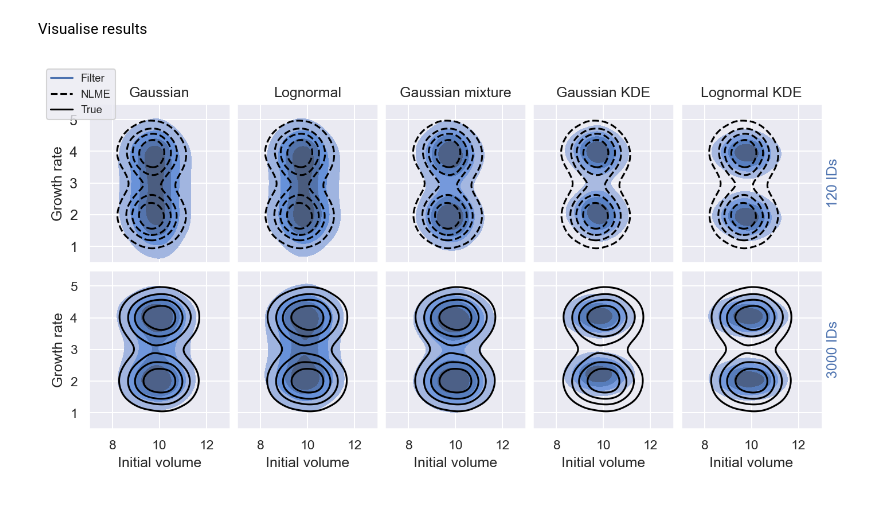
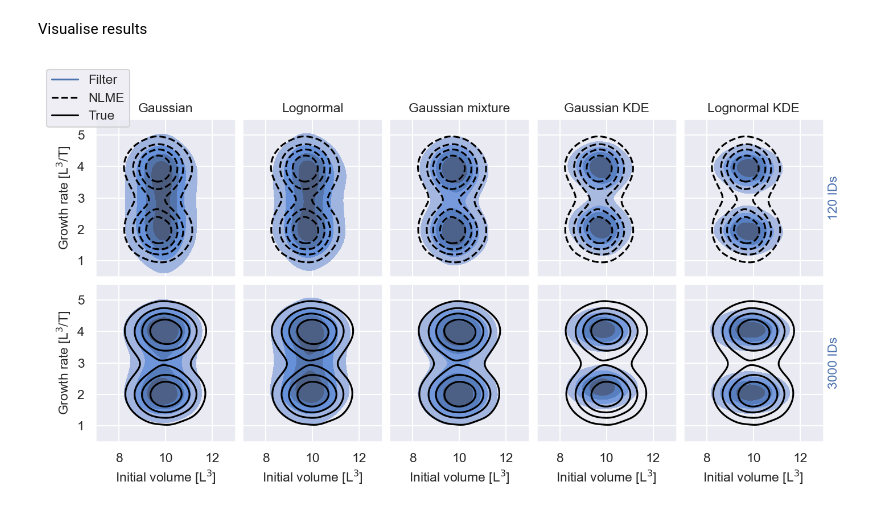
Before and after one commit to DavAug/filter-inference, a Jupyter notebook: results/1_cancer_growth/results.ipynb, the cells around one changed output. Cells and saved outputs as stored; diff of their text form; code cells hidden in the pictures.

```diff
--- a/results/1_cancer_growth/results.ipynb
+++ b/results/1_cancer_growth/results.ipynb
@@ -102,7 +102,7 @@ filter_results = xr.load_dataset(
 Visualise results
 # %%
 # Create layout
-fontsize = 12
+fontsize = 11
 my_dpi = 192
 fig = plt.figure(figsize=(2250 // my_dpi, 1000 // my_dpi), dpi=150)
 outer = gridspec.GridSpec(2, 1, hspace=0.6)
@@ -209,10 +209,10 @@ axes[0].fill_between(
     color=sns.color_palette()[3], alpha=0.3)
 axes[0].plot(
     t, median, color=sns.color_palette()[3], label='NLME')
-axes[0].set_xlabel('Time', fontsize=fontsize)
-axes[0].set_ylabel('Tumour volume', fontsize=fontsize)
+axes[0].set_xlabel('Time [T]', fontsize=fontsize)
+axes[0].set_ylabel(r'Tumour volume [L$^3$]', fontsize=fontsize)
 axes[0].tick_params(labelsize=fontsize)
-axes[0].legend(fontsize=fontsize*0.8)
+axes[0].legend(fontsize=fontsize)
 
 # Plot filter inference results
 parameters = [
@@ -253,8 +253,9 @@ for idp, param in enumerate(parameters):
 for idp, param in enumerate(true_parameters):
     axes[idp+1].axvline(x=param, color='black', label='True')
 names = [
-    'Mean initial volume', 'Std. initial volume', 'Mean growth rate',
-    'Std. growth rate', 'Sigma']
+    r'Mean initial volume [L$^3$]', r'Std. initial volume [L$^3$]',
+    r'Mean growth rate [L$^3$/T]', r'Std. growth rate [L$^3$/T]',
+    r'Sigma [L$^3$]']
 for idn, n in enumerate(names):
     axes[idn+1].set_xlabel(n, fontsize=fontsize)
     if idn == 0:
@@ -264,7 +265,7 @@ for idn, n in enumerate(names):
         axes[idn+1].get_yaxis().set_visible(False)
     axes[idn+1].tick_params(labelsize=fontsize)
 
-axes[1].legend(loc=[-0.15, 0.7], fontsize=int(fontsize*0.8))
+axes[1].legend(loc=[-0.15, 0.7], fontsize=int(fontsize))
 
 # Export figure
 plt.savefig(
@@ -301,7 +302,7 @@ true_parameters = [
 Visualise results
 # %%
 # Create layout
-fontsize = 12
+fontsize = 11
 my_dpi = 192
 fig = plt.figure(figsize=(2250 // my_dpi, 500 // my_dpi), dpi=150)
 outer = gridspec.GridSpec(1, 4, wspace=0.05)
@@ -353,19 +354,19 @@ for idx, ax in enumerate(axes):
 axes[0].set_xlim([7.5, 12.5])
 axes[0].set_ylim([0.75, 3.25])
 axes[0].tick_params(labelsize=fontsize)
-axes[0].set_ylabel('Growth rate', fontsize=fontsize)
+axes[0].set_ylabel(r'Growth rate [L$^3$/T]', fontsize=fontsize)
 for ax in axes[1:]:
     ax.set_yticklabels(labels=[], visible=False)
 for idx, ax in enumerate(axes):
     ax.set_title('%d IDs' % (n_ids_per_t[idx] * 6), fontsize=fontsize)
-    ax.set_xlabel('Initial volume', fontsize=fontsize)
+    ax.set_xlabel(r'Initial volume [L$^3$]', fontsize=fontsize)
 
 # Add legend
 axes[0].plot(
     [111, 111], [111, 111], color=sns.color_palette()[0], label='Inferred')
 axes[0].plot(
     [111, 111], [111, 111], color='black', label='True')
-axes[0].legend(loc=[-0.15, 0.9], fontsize=int(fontsize*0.8))
+axes[0].legend(loc=[-0.2, 0.98], fontsize=int(fontsize))
 
 # Export figure
 plt.savefig(
@@ -394,7 +395,7 @@ for idn, n in enumerate(n_sim):
 Visualise results
 # %%
 # Create layout
-fontsize = 12
+fontsize = 11
 my_dpi = 192
 fig = plt.figure(figsize=(2250 // my_dpi, 500 // my_dpi), dpi=150)
 outer = gridspec.GridSpec(1, 4, wspace=0.05)
@@ -446,19 +447,19 @@ for idx, ax in enumerate(axes):
 axes[0].set_xlim([7, 13])
 axes[0].set_ylim([0.5, 3.5])
 axes[0].tick_params(labelsize=fontsize)
-axes[0].set_ylabel('Growth rate', fontsize=fontsize)
+axes[0].set_ylabel(r'Growth rate [L$^3$/T]', fontsize=fontsize)
 for ax in axes[1:]:
     ax.set_yticklabels(labels=[], visible=False)
 for idx, ax in enumerate(axes):
     ax.set_title('%d sim. IDs' % (n_sim[idx]), fontsize=fontsize)
-    ax.set_xlabel('Initial volume', fontsize=fontsize)
+    ax.set_xlabel(r'Initial volume [L$^3$]', fontsize=fontsize)
 
 # Add legend
 axes[0].plot(
     [111, 111], [111, 111], color=sns.color_palette()[0], label='Inferred')
 axes[0].plot(
     [111, 111], [111, 111], color='black', label='True')
-axes[0].legend(loc=[-0.15, 0.9], fontsize=int(fontsize*0.8))
+axes[0].legend(loc=[-0.25, 0.98], fontsize=int(fontsize))
 
 # Export figure
 plt.savefig(
@@ -515,7 +516,7 @@ for idn, n in enumerate([20, 500]):
 Visualise results
 # %%
 # Create layout
-fontsize = 12
+fontsize = 11
 my_dpi = 192
 fig = plt.figure(figsize=(2250 // my_dpi, 1000 // my_dpi), dpi=150)
 outer = gridspec.GridSpec(2, 5, wspace=0.05, hspace=0.05)
@@ -603,8 +604,8 @@ for idx, ax in enumerate(axes[5:]):
 axes[0].set_xlim([7, 13])
 axes[0].set_ylim([0.5, 5.5])
 axes[0].tick_params(labelsize=fontsize)
-axes[0].set_ylabel('Growth rate', fontsize=fontsize)
-axes[5].set_ylabel('Growth rate', fontsize=fontsize)
+axes[0].set_ylabel(r'Growth rate [L$^3$/T]', fontsize=fontsize)
+axes[5].set_ylabel(r'Growth rate [L$^3$/T]', fontsize=fontsize)
 for ida, ax in enumerate(axes):
     if (ida == 0) or (ida == 5):
         continue
@@ -612,33 +613,33 @@ for ida, ax in enumerate(axes):
 filters = [
     'Gaussian', 'Lognormal', 'Gaussian mixture', 'Gaussian KDE',
     'Lognormal KDE']
 for idx, ax in enumerate(axes[:5]):
     ax.set_title(filters[idx], fontsize=fontsize)
 for ax in axes[5:]:
-    ax.set_xlabel('Initial volume', fontsize=fontsize)
+    ax.set_xlabel(r'Initial volume [L$^3$]', fontsize=fontsize)
 labels = ['120 IDs', '3000 IDs']
 for idx, ax in enumerate([axes[4], axes[9]]):
     ax.yaxis.set_label_position("right")
     ax.set_ylabel(labels[idx], fontsize=fontsize, color=sns.color_palette()[0])
 
 # Add legend
 axes[0].plot(
     [111, 111], [111, 111], color=sns.color_palette()[0], label='Filter')
 axes[0].plot(
     [111, 111], [111, 111], color='black', label='NLME',
     linestyle='--')
 axes[0].plot(
     [111, 111], [111, 111], color='black', label='True')
-axes[0].legend(loc=[-0.3, 0.9], fontsize=int(fontsize*0.8))
+axes[0].legend(loc=[-0.35, 0.95], fontsize=int(fontsize))
 
 # Export figure
 plt.savefig(
     directory + '/4_information_loss_2.tif',
     bbox_inches='tight')
 plt.savefig(
     directory + '/4_information_loss_2.pdf',
     bbox_inches='tight')
 
 plt.show()
 # %% [output]
-[figure, old version]
+[figure, new version]
```
Also changed, not shown: parts of 3 cells of this notebook, 1 other file.
